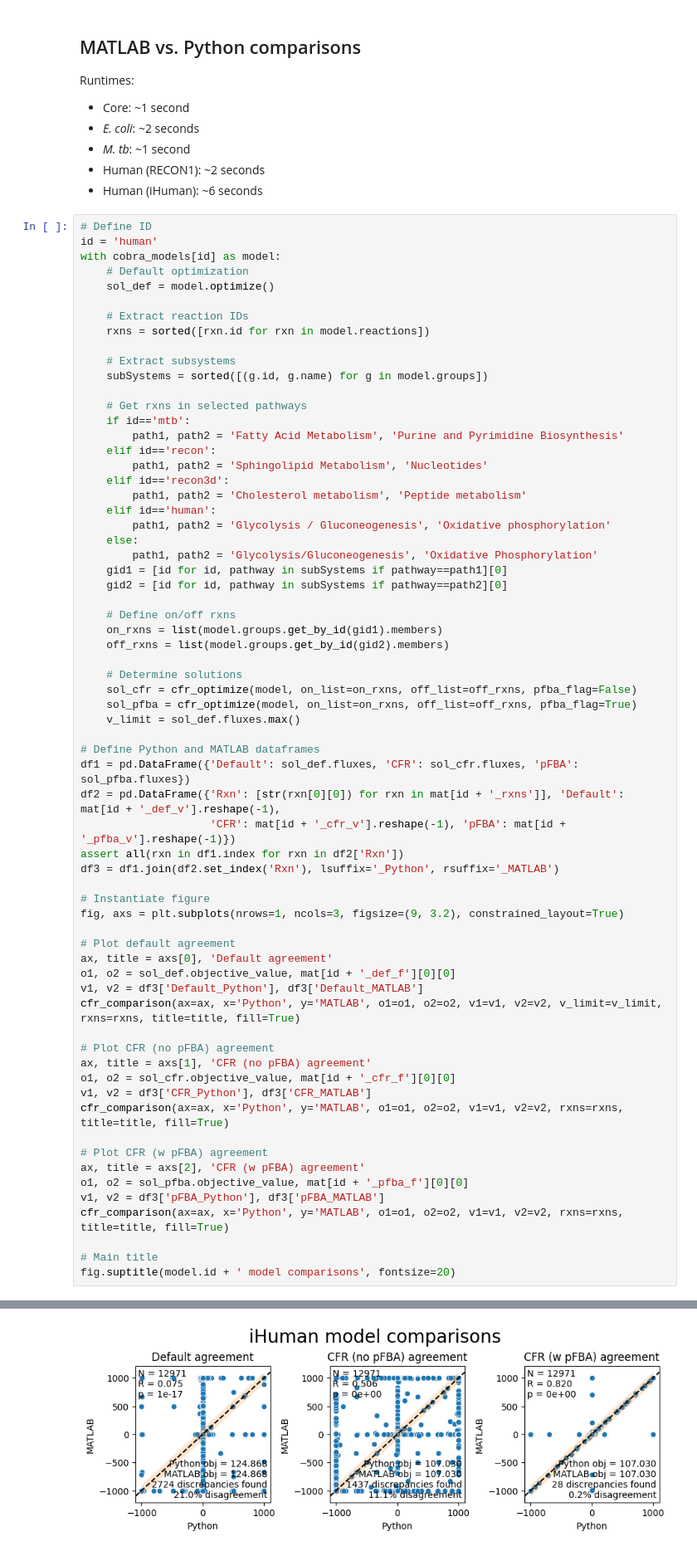
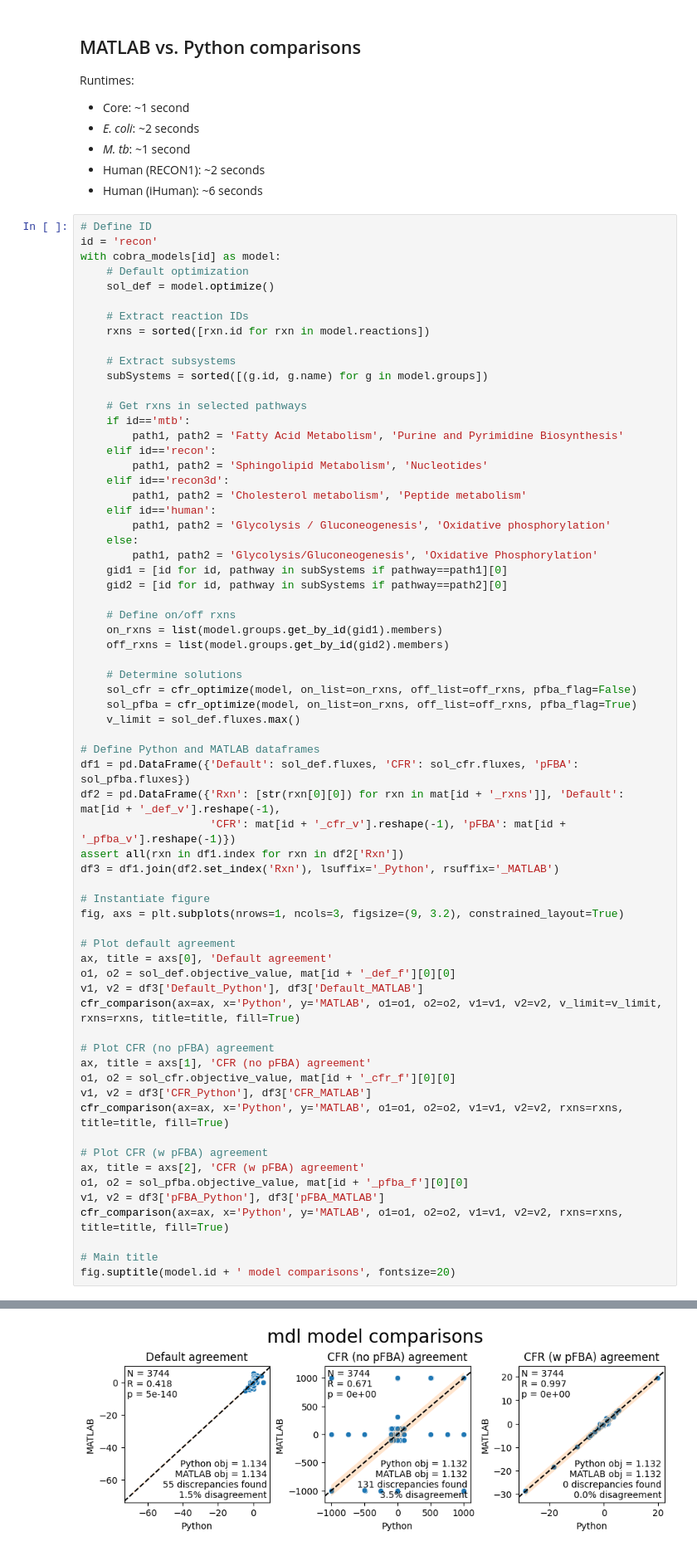
Before and after one commit to chechung/CFRpy, a Jupyter notebook: cfr_test_run.ipynb, the cells around one changed output, grey strips where cells are left out. Shown at 83% size. Drawn from its saved outputs; the diff is of its cells as text.

```diff
--- a/cfr_test_run.ipynb
+++ b/cfr_test_run.ipynb
@@ -147,7 +147,7 @@ Runtimes:
 * Human (iHuman): ~6 seconds
 # %%
 # Define ID
-id = 'human'
+id = 'recon'
 with cobra_models[id] as model:
     # Default optimization
     sol_def = model.optimize()
@@ -216,4 +216,4 @@ Text(0.5, 0.98, 'iHuman model comparisons')
-[figure, old version]
+[figure, new version]
 # %% [markdown]
 ## Gurobi vs. GLPK comparisons
 
```
Also changed, not shown: parts of 19 cells of this notebook, 2 other files.
